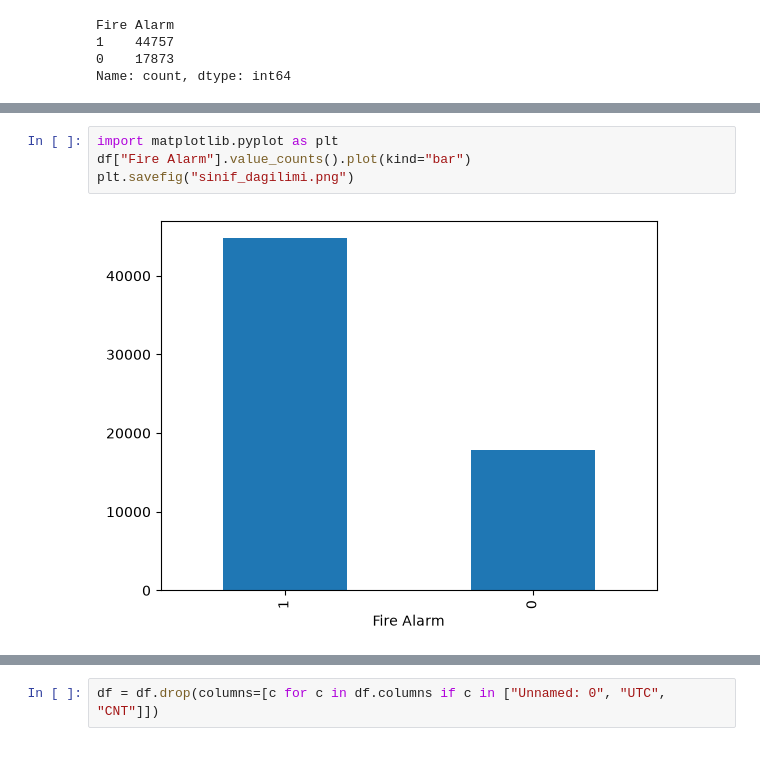
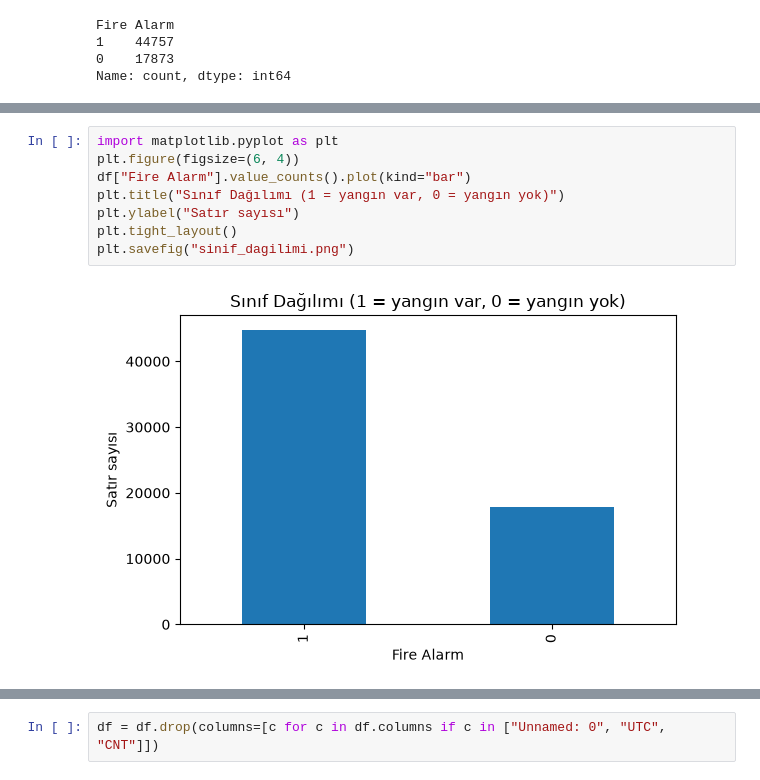
Before and after one commit to karyacankaya/yangin-tespit-asistani, a Jupyter notebook: notebooks/01_sensor_eda.ipynb, the cells around one changed output, grey strips where cells are left out. Saved outputs shown, nothing was run; the diff lists cells and outputs as text.

Commit message:
H2: grafikler duzeltildi (basliklar, oranli histogram, okunur korelasyon)

```diff
--- a/notebooks/01_sensor_eda.ipynb
+++ b/notebooks/01_sensor_eda.ipynb
@@ -43,8 +43,12 @@ df.describe()
 | max | 62629.000000 | 1.655130e+09 | 59.930000 | 75.200000 | 60000.000000 | 60000.000000 | 13803.000000 | 21410.000000 | ... |
 # %%
 import matplotlib.pyplot as plt
+plt.figure(figsize=(6, 4))
 df["Fire Alarm"].value_counts().plot(kind="bar")
+plt.title("Sınıf Dağılımı (1 = yangın var, 0 = yangın yok)")
+plt.ylabel("Satır sayısı")
+plt.tight_layout()
 plt.savefig("sinif_dagilimi.png")
 # %% [output]
-[figure, old version]
+[figure, new version]
 # %%
```
Also changed, not shown: parts of 4 cells of this notebook, 5 other files.
